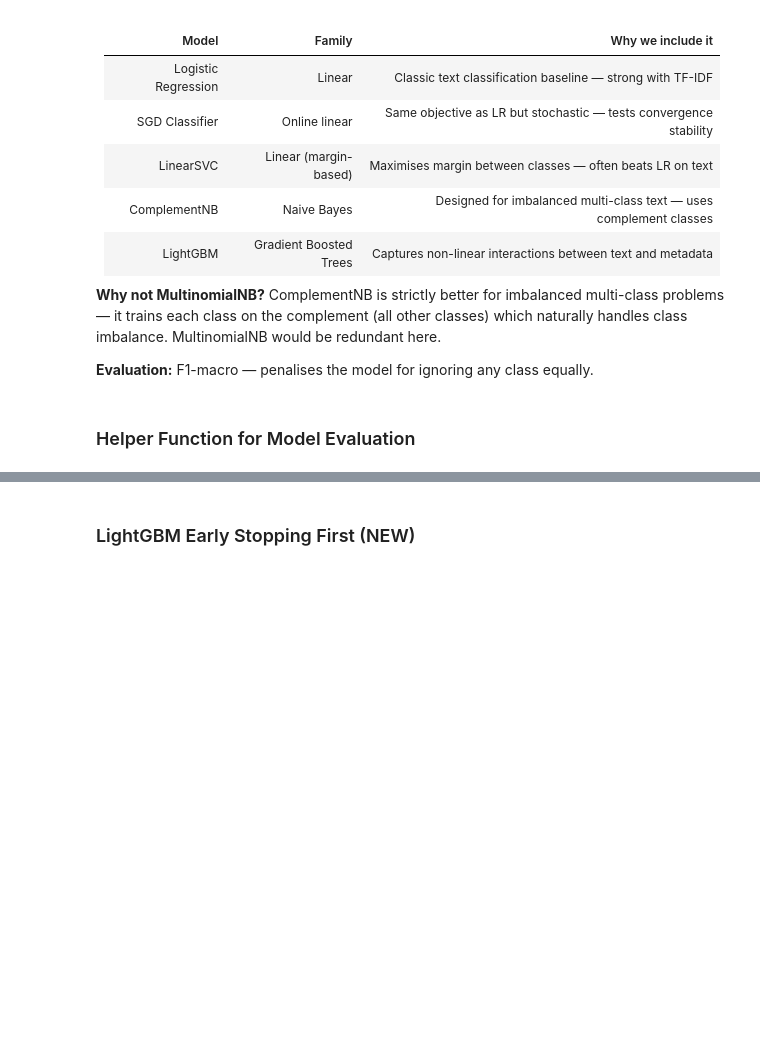
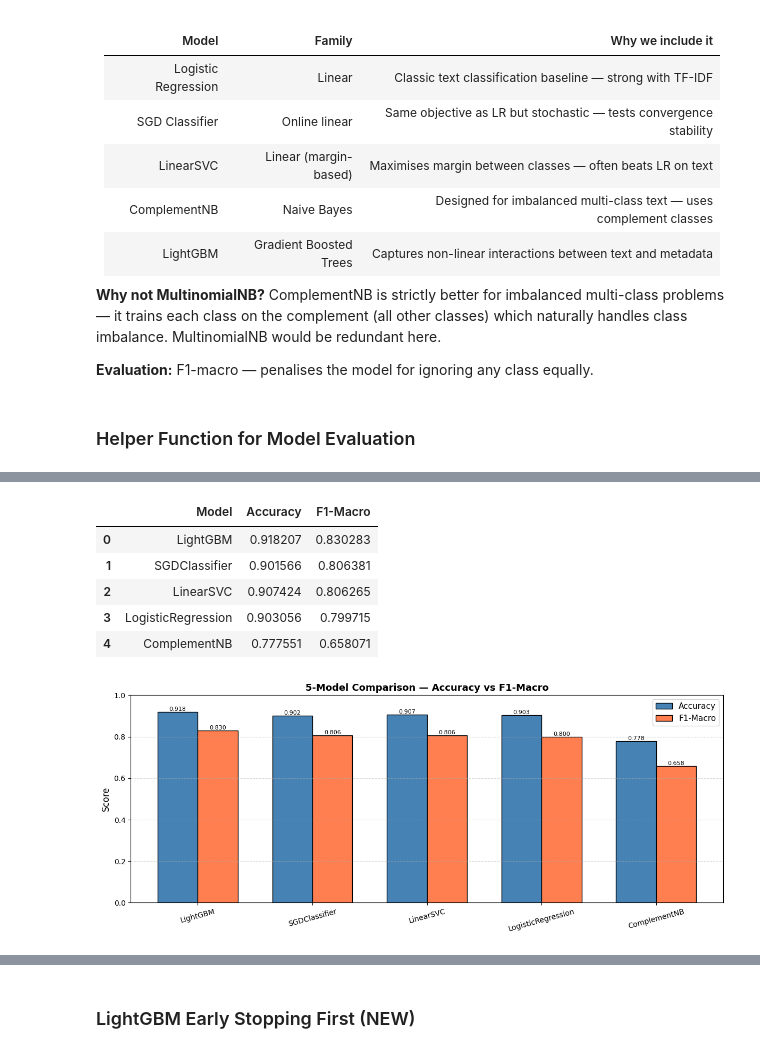
Before and after one commit to 23f3001800/Comment-Category-Prediction-Challenge, a Jupyter notebook: 23f3001800-notebook-t12026.ipynb, the cells around one changed output, grey strips where cells are left out. Cells and saved outputs as stored; diff of their text form; code cells hidden in the pictures; blank space fills up the shorter version.

```diff
--- a/23f3001800-notebook-t12026.ipynb
+++ b/23f3001800-notebook-t12026.ipynb
@@ -1063,42 +1142,43 @@ models = {
 # %%
-# # Summary table
-# results_df = pd.DataFrame([
-#     {"Model": k, "Accuracy": v["Accuracy"], "F1-Macro": v["F1-Macro"]}
-#     for k, v in results.items()
-# ]).sort_values("F1-Macro", ascending=False).reset_index(drop=True)
+# Summary table
+results_df = pd.DataFrame([
+    {"Model": k, "Accuracy": v["Accuracy"], "F1-Macro": v["F1-Macro"]}
+    for k, v in results.items()
+]).sort_values("F1-Macro", ascending=False).reset_index(drop=True)
 
-# print("=" * 50)
-# print("     MODEL COMPARISON (Validation Set)")
-# print("=" * 50)
-# display(results_df.style.background_gradient(cmap='Greens', subset=['Accuracy','F1-Macro']))
+print("=" * 50)
+print("     MODEL COMPARISON (Validation Set)")
+print("=" * 50)
+display(results_df.style.background_gradient(cmap='Greens', subset=['Accuracy','F1-Macro']))
 
-# # Bar chart
-# model_names = results_df["Model"].tolist()
-# acc_vals    = results_df["Accuracy"].tolist()
-# f1_vals     = results_df["F1-Macro"].tolist()
-# x           = np.arange(len(model_names))
-# width       = 0.35
+# Bar chart
+model_names = results_df["Model"].tolist()
+acc_vals    = results_df["Accuracy"].tolist()
+f1_vals     = results_df["F1-Macro"].tolist()
+x           = np.arange(len(model_names))
+width       = 0.35
 
-# fig, ax = plt.subplots(figsize=(12, 5))
-# bars1 = ax.bar(x - width/2, acc_vals, width, label='Accuracy',
-#                color='steelblue', edgecolor='black')
-# bars2 = ax.bar(x + width/2, f1_vals,  width, label='F1-Macro',
-#                color='coral',     edgecolor='black')
+fig, ax = plt.subplots(figsize=(12, 5))
+bars1 = ax.bar(x - width/2, acc_vals, width, label='Accuracy',
+               color='steelblue', edgecolor='black')
+bars2 = ax.bar(x + width/2, f1_vals,  width, label='F1-Macro',
+               color='coral',     edgecolor='black')
 
-# ax.set_ylabel('Score', fontsize=12)
-# ax.set_title('5-Model Comparison — Accuracy vs F1-Macro', fontsize=13, fontweight='bold')
-# ax.set_xticks(x)
-# ax.set_xticklabels(model_names, fontsize=10, rotation=15)
-# ax.set_ylim(0, 1.0)
-# ax.legend(fontsize=11)
-# ax.grid(axis='y', linestyle='--', alpha=0.5)
+ax.set_ylabel('Score', fontsize=12)
+ax.set_title('5-Model Comparison — Accuracy vs F1-Macro', fontsize=13, fontweight='bold')
+ax.set_xticks(x)
+ax.set_xticklabels(model_names, fontsize=10, rotation=15)
+ax.set_ylim(0, 1.0)
+ax.legend(fontsize=11)
+ax.grid(axis='y', linestyle='--', alpha=0.5)
 
-# for bar in bars1:
-#     ax.text(bar.get_x() + bar.get_width()/2, bar.get_height() + 0.005,
-#             f"{bar.get_height():.3f}", ha='center', fontsize=8)
-# for bar in bars2:
-#     ax.text(bar.get_x() + bar.get_width()/2, bar.get_height() + 0.005,
-#             f"{bar.get_height():.3f}", ha='center', fontsize=8)
+for bar in bars1:
+    ax.text(bar.get_x() + bar.get_width()/2, bar.get_height() + 0.005,
+            f"{bar.get_height():.3f}", ha='center', fontsize=8)
+for bar in bars2:
+    ax.text(bar.get_x() + bar.get_width()/2, bar.get_height() + 0.005,
+            f"{bar.get_height():.3f}", ha='center', fontsize=8)
 
-# plt.tight_layout()
-# plt.show()
+plt.tight_layout()
+plt.show()
+# %% [output]
@@ -1105,3 +1188,10 @@ models = {
+|  | Model | Accuracy | F1-Macro |
+| 0 | LightGBM | 0.918207 | 0.830283 |
+| 1 | SGDClassifier | 0.901566 | 0.806381 |
+| 2 | LinearSVC | 0.907424 | 0.806265 |
+| 3 | LogisticRegression | 0.903056 | 0.799715 |
+| 4 | ComplementNB | 0.777551 | 0.658071 |
+[figure, added]
 # %% [markdown]
 ## **Analysis of 5 Model Comparison:**
 
```
Also changed, not shown: parts of 30 cells of this notebook.
